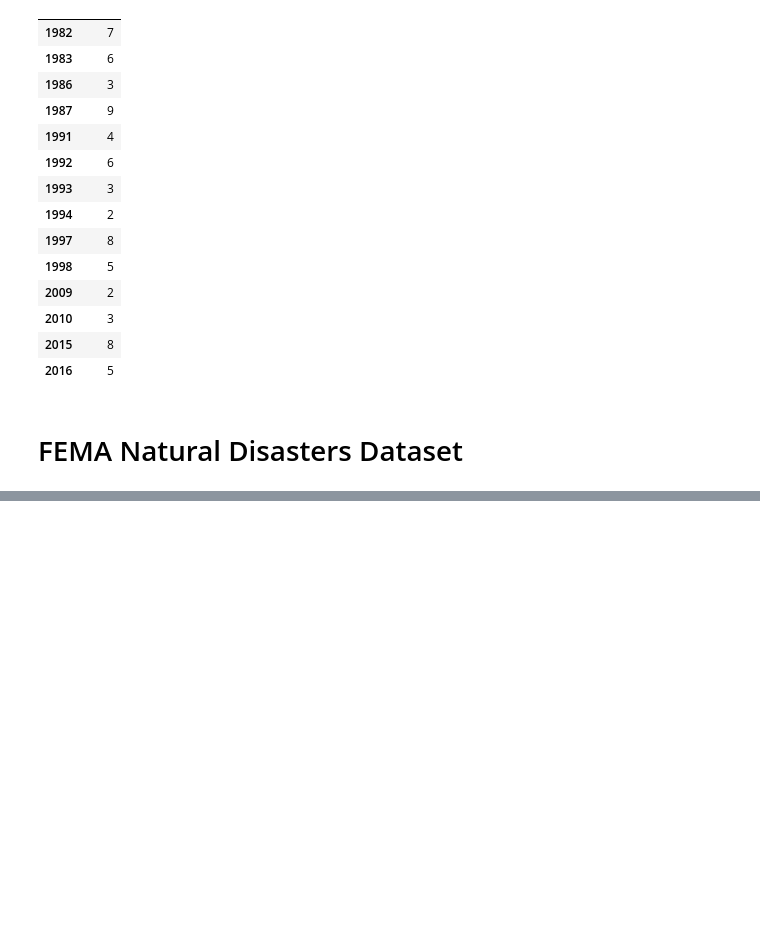
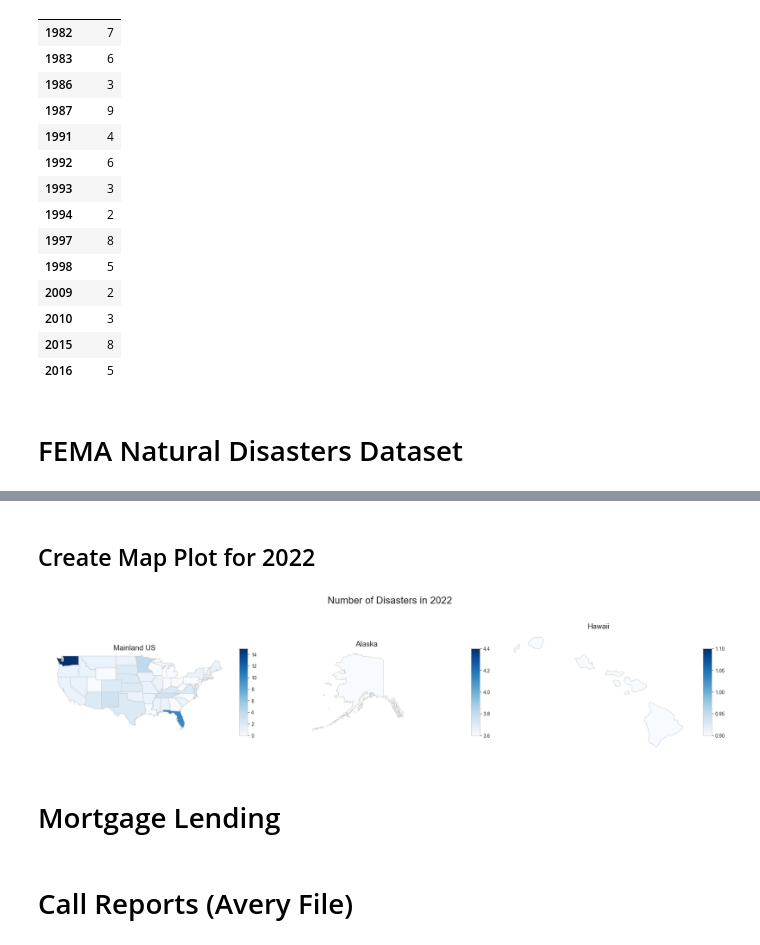
Before and after one commit to yannickpichardo/master_thesis, a Jupyter notebook: prelim_data.ipynb, the cells around one changed output, grey strips where cells are left out. Cells and saved outputs as stored; diff of their text form; code cells hidden in the pictures; blank space fills up the shorter version.

```diff
--- a/prelim_data.ipynb
+++ b/prelim_data.ipynb
@@ -265,0 +382,67 @@ display(fema_disasters_long.head(40))
+# %% [markdown]
+## Create Map Plot for 2022
+# %%
+import geopandas as gpd
+
+# Filtering the row for the year 2022
+disasters_2022 = state_yearly_disasters_transposed[state_yearly_disasters_transposed['Year'] == '2022']
+
+# Melting the data to get the total number of disasters for each state in 2022
+disasters_2022 = disasters_2022.melt(id_vars=['Year'], var_name='State', value_name='Disasters_2022')
+
+# Convert the Disasters_2022 column to numeric
+disasters_2022['Disasters_2022'] = pd.to_numeric(disasters_2022['Disasters_2022'])
+
+# Display the data
+disasters_2022.head()
+#Save CSV file
+#disasters_2022.to_csv('disasters_2022.csv')
+# %%
+shapefile_path = "shapefile/usa/cb_2018_us_state_5m.shp"
+us_shapefile = gpd.read_file(shapefile_path)
+# Merge the disaster data with the shapefile data
+us_shapefile = us_shapefile.merge(disasters_2022, left_on='STUSPS', right_on='State', how='left')
+
+# Create separate plots for Alaska and Hawaii
+fig, ax = plt.subplots(1, 3, figsize=(20, 5))
+#Remove all ax spines
+for i in range(3):
+    ax[i].spines['top'].set_visible(False)
+    ax[i].spines['right'].set_visible(False)
+    ax[i].spines['bottom'].set_visible(False)
+    ax[i].spines['left'].set_visible(False)
+
+# Mainland US
+us_shapefile[us_shapefile['STUSPS'] != 'HI'][us_shapefile['STUSPS'] != 'AK'].plot(column='Disasters_2022', cmap='Blues', linewidth=0.8, ax=ax[0], edgecolor='0.8', legend=True, legend_kwds={'shrink': 0.6, 'aspect': 10})
+ax[0].set_xlim([-130, -65])
+ax[0].set_ylim([24, 50])
+ax[0].set_title('Mainland US', fontdict={'fontsize': '15', 'fontweight' : '3'})
+ax[0].set_xticks([])
+ax[0].set_yticks([])
+ax[0].grid(False)
+
+# Alaska
+us_shapefile[us_shapefile['STUSPS'] == 'AK'].plot(column='Disasters_2022', cmap='Blues', linewidth=0.8, ax=ax[1], edgecolor='0.8', legend=True, legend_kwds={'shrink': 0.6, 'aspect': 10})
+ax[1].set_title('Alaska', fontdict={'fontsize': '15', 'fontweight' : '3'})
+ax[1].set_xlim([-200, -100])
+ax[1].set_xticks([])
+ax[1].set_yticks([])
+ax[1].grid(False)
+
+# Hawaii
+us_shapefile[us_shapefile['STUSPS'] == 'HI'].plot(column='Disasters_2022', cmap='Blues', linewidth=0.8, ax=ax[2], edgecolor='0.8', legend=True, legend_kwds={'shrink': 0.6, 'aspect': 10})
+ax[2].set_title('Hawaii', fontdict={'fontsize': '15', 'fontweight' : '3'})
+ax[2].set_xticks([])
+ax[2].set_yticks([])
+ax[2].grid(False)
+
+# Set the main title
+plt.suptitle('Number of Disasters in 2022', fontsize=20)
+
+# Display the plots
+plt.tight_layout(rect=[0, 0, 1, 0.96])
+plt.show()
+# %% [output]
+[figure, added]
+# %% [markdown]
+# Mortgage Lending
@@ -265,0 +453,2 @@ display(fema_disasters_long.head(40))
+# %% [markdown]
+# Call Reports (Avery File)
```
Also changed, not shown: parts of 15 cells of this notebook, 1 other file.
